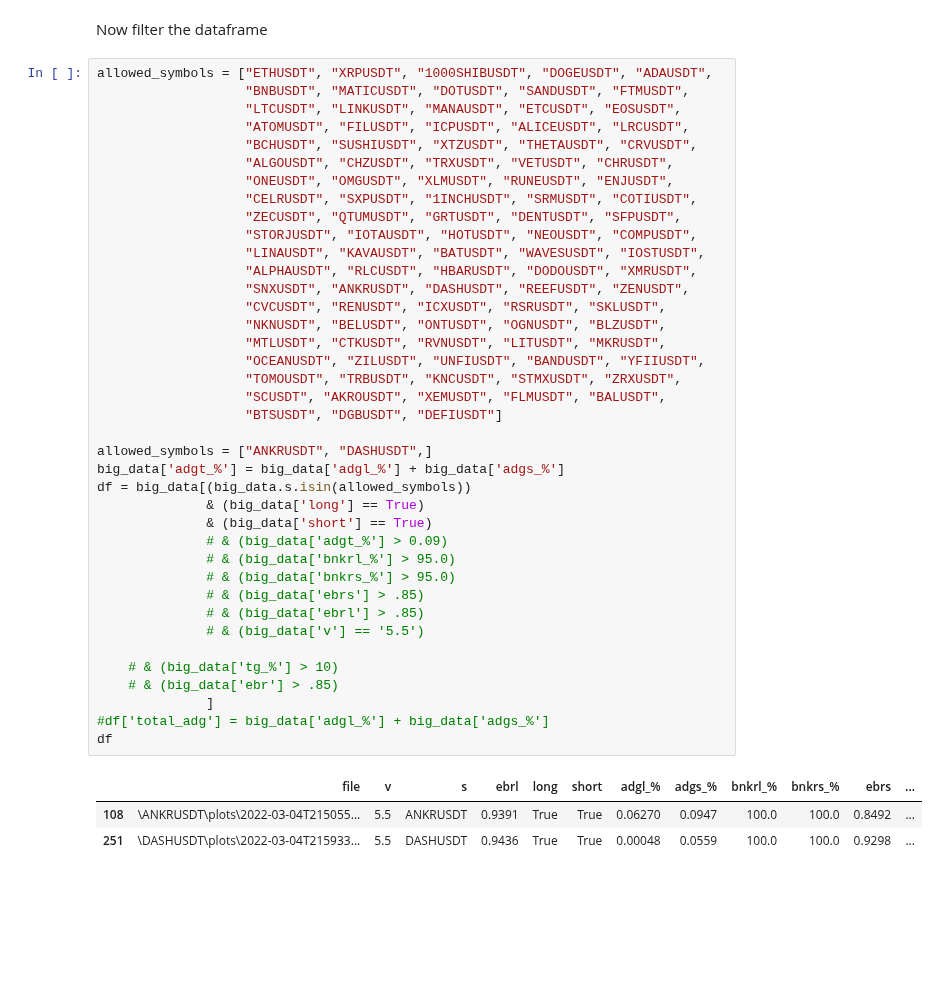
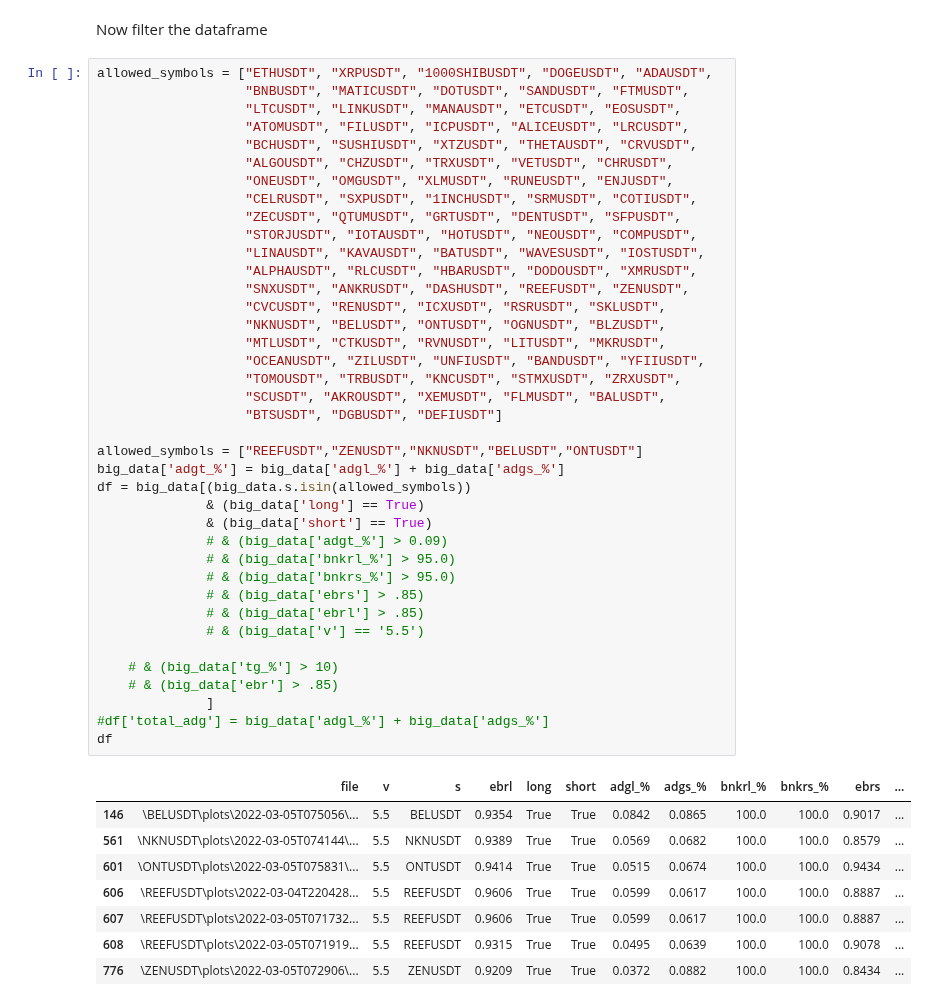
Before and after one commit to shroukkhan/passivbot, a Jupyter notebook: analyze_result.ipynb, the cells around one changed output. Drawn from its saved outputs; the diff is of its cells as text; blank space fills up the shorter version.

```diff
--- a/analyze_result.ipynb
+++ b/analyze_result.ipynb
@@ -87,36 +84,41 @@ allowed_symbols = ["ETHUSDT", "XRPUSDT", "1000SHIBUSDT", "DOGEUSDT", "ADAUSDT",
                    "STORJUSDT", "IOTAUSDT", "HOTUSDT", "NEOUSDT", "COMPUSDT",
                    "LINAUSDT", "KAVAUSDT", "BATUSDT", "WAVESUSDT", "IOSTUSDT",
                    "ALPHAUSDT", "RLCUSDT", "HBARUSDT", "DODOUSDT", "XMRUSDT",
                    "SNXUSDT", "ANKRUSDT", "DASHUSDT", "REEFUSDT", "ZENUSDT",
                    "CVCUSDT", "RENUSDT", "ICXUSDT", "RSRUSDT", "SKLUSDT",
                    "NKNUSDT", "BELUSDT", "ONTUSDT", "OGNUSDT", "BLZUSDT",
                    "MTLUSDT", "CTKUSDT", "RVNUSDT", "LITUSDT", "MKRUSDT",
                    "OCEANUSDT", "ZILUSDT", "UNFIUSDT", "BANDUSDT", "YFIIUSDT",
                    "TOMOUSDT", "TRBUSDT", "KNCUSDT", "STMXUSDT", "ZRXUSDT",
                    "SCUSDT", "AKROUSDT", "XEMUSDT", "FLMUSDT", "BALUSDT",
                    "BTSUSDT", "DGBUSDT", "DEFIUSDT"]
 
-allowed_symbols = ["ANKRUSDT", "DASHUSDT",]
+allowed_symbols = ["REEFUSDT","ZENUSDT","NKNUSDT","BELUSDT","ONTUSDT"]
 big_data['adgt_%'] = big_data['adgl_%'] + big_data['adgs_%']
 df = big_data[(big_data.s.isin(allowed_symbols))
               & (big_data['long'] == True)
               & (big_data['short'] == True)
               # & (big_data['adgt_%'] > 0.09)
               # & (big_data['bnkrl_%'] > 95.0)
               # & (big_data['bnkrs_%'] > 95.0)
               # & (big_data['ebrs'] > .85)
               # & (big_data['ebrl'] > .85)
               # & (big_data['v'] == '5.5')
 
     # & (big_data['tg_%'] > 10)
     # & (big_data['ebr'] > .85)
               ]
 #df['total_adg'] = big_data['adgl_%'] + big_data['adgs_%']
 df
 # %% [output]
 |  | file | v | s | ebrl | long | short | adgl_% | adgs_% | bnkrl_% | bnkrs_% | ebrs | ... |
-| 108 | \ANKRUSDT\plots\2022-03-04T215055... | 5.5 | ANKRUSDT | 0.9391 | True | True | 0.06270 | 0.0947 | 100.0 | 100.0 | 0.8492 | ... |
-| 251 | \DASHUSDT\plots\2022-03-04T215933... | 5.5 | DASHUSDT | 0.9436 | True | True | 0.00048 | 0.0559 | 100.0 | 100.0 | 0.9298 | ... |
+| 146 | \BELUSDT\plots\2022-03-05T075056\... | 5.5 | BELUSDT | 0.9354 | True | True | 0.0842 | 0.0865 | 100.0 | 100.0 | 0.9017 | ... |
+| 561 | \NKNUSDT\plots\2022-03-05T074144\... | 5.5 | NKNUSDT | 0.9389 | True | True | 0.0569 | 0.0682 | 100.0 | 100.0 | 0.8579 | ... |
+| 601 | \ONTUSDT\plots\2022-03-05T075831\... | 5.5 | ONTUSDT | 0.9414 | True | True | 0.0515 | 0.0674 | 100.0 | 100.0 | 0.9434 | ... |
+| 606 | \REEFUSDT\plots\2022-03-04T220428... | 5.5 | REEFUSDT | 0.9606 | True | True | 0.0599 | 0.0617 | 100.0 | 100.0 | 0.8887 | ... |
+| 607 | \REEFUSDT\plots\2022-03-05T071732... | 5.5 | REEFUSDT | 0.9606 | True | True | 0.0599 | 0.0617 | 100.0 | 100.0 | 0.8887 | ... |
+| 608 | \REEFUSDT\plots\2022-03-05T071919... | 5.5 | REEFUSDT | 0.9315 | True | True | 0.0495 | 0.0639 | 100.0 | 100.0 | 0.9078 | ... |
+| 776 | \ZENUSDT\plots\2022-03-05T072906\... | 5.5 | ZENUSDT | 0.9209 | True | True | 0.0372 | 0.0882 | 100.0 | 100.0 | 0.8434 | ... |
 # %%
 df.drop_duplicates(subset=['s', 'tgl_%','tgs_%','adgl_%','adgs_%','adgt_%', 'bnkrl_%', 'bnkrs_%', 'ebrl', 'ebrs', 'long', 'short'], keep='first',
                    inplace=True)
```
Also changed, not shown: parts of 3 cells of this notebook, 8 other files.
